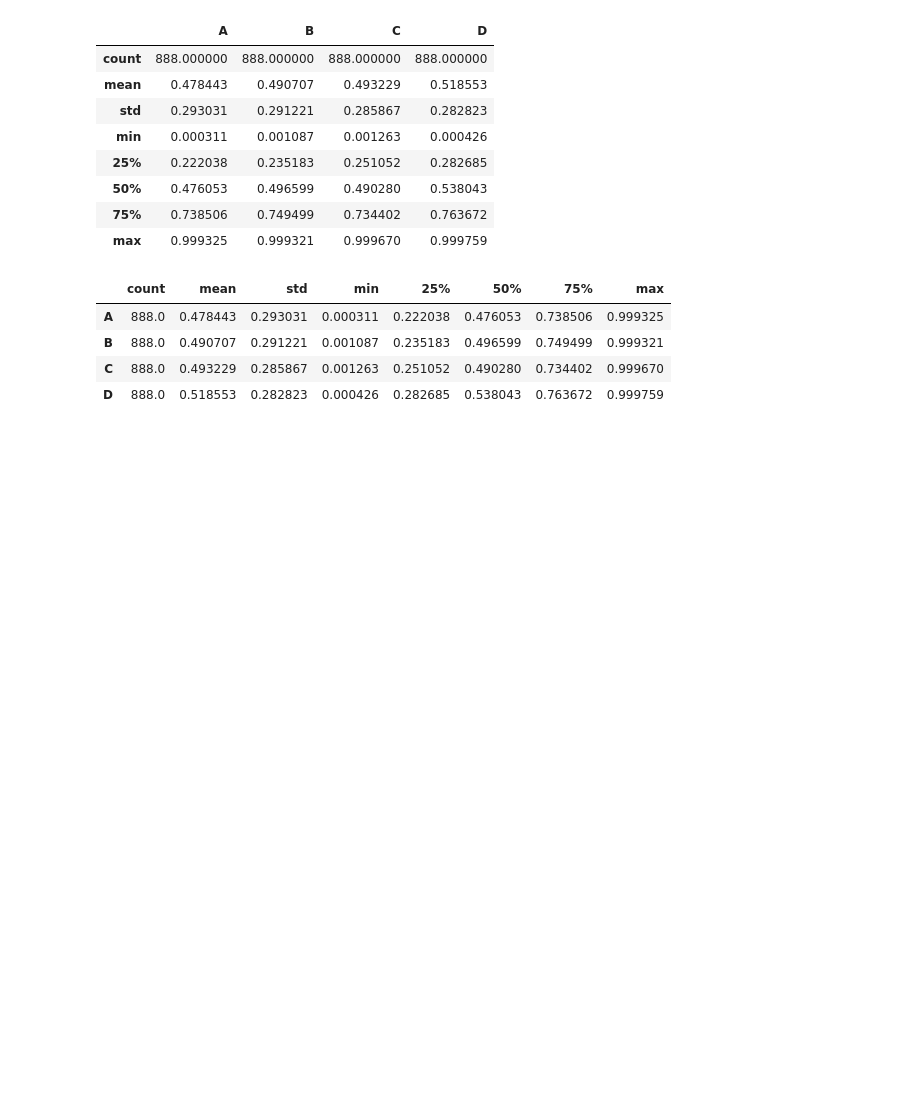
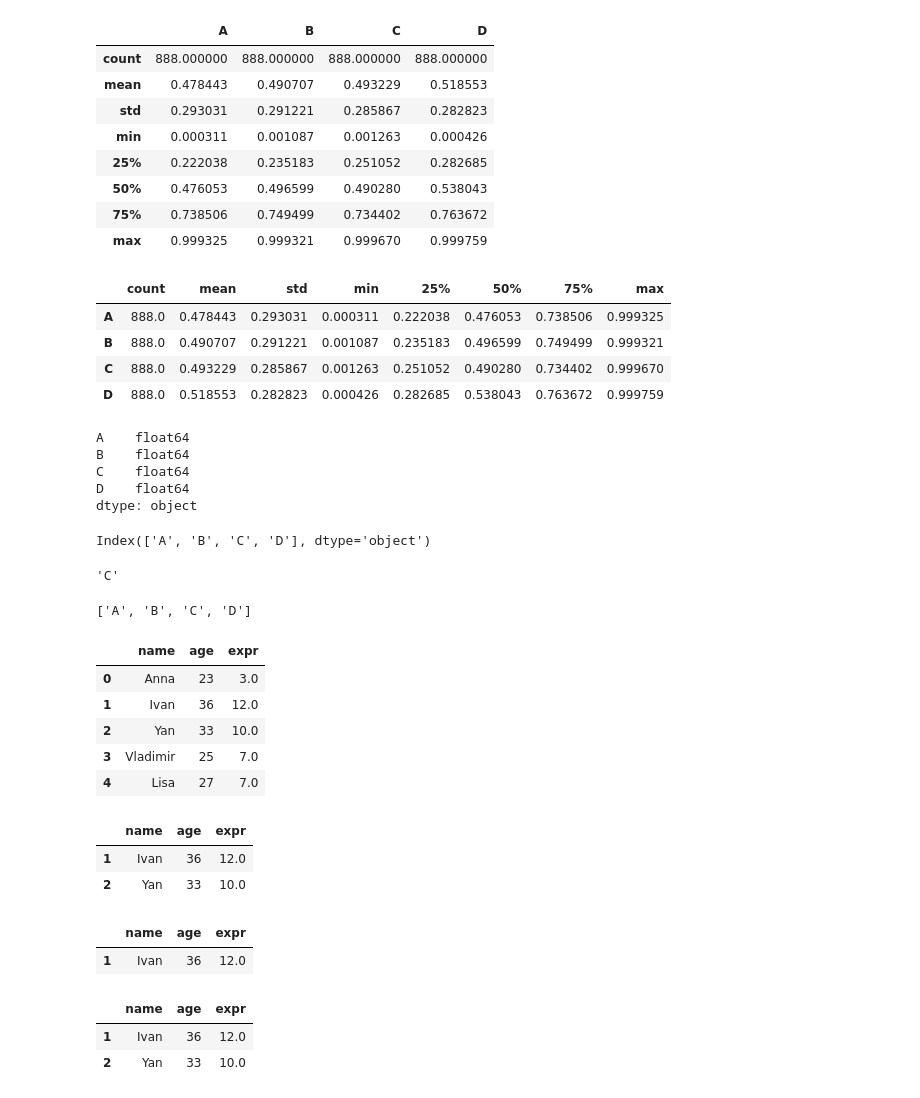
Before and after one commit to ArmanVasilovich/python_spbu, a Jupyter notebook: October-28/October-28-Pandas.ipynb, the cells around one changed output. Drawn from its saved outputs; the diff is of its cells as text; code cells hidden in the pictures; blank space fills up the shorter version.

```diff
--- a/October-28/October-28-Pandas.ipynb
+++ b/October-28/October-28-Pandas.ipynb
@@ -233,3 +233,58 @@ df.describe().T
 | B | 888.0 | 0.490707 | 0.291221 | 0.001087 | 0.235183 | 0.496599 | 0.749499 | 0.999321 |
 | C | 888.0 | 0.493229 | 0.285867 | 0.001263 | 0.251052 | 0.490280 | 0.734402 | 0.999670 |
 | D | 888.0 | 0.518553 | 0.282823 | 0.000426 | 0.282685 | 0.538043 | 0.763672 | 0.999759 |
+# %%
+df.dtypes
+# %% [output]
+A    float64
+B    float64
+C    float64
+D    float64
+dtype: object
+# %%
+df.columns
+# %% [output]
+Index(['A', 'B', 'C', 'D'], dtype='object')
+# %%
+df.columns[2]
+# %% [output]
+'C'
+# %%
+list(df.columns)
+# %% [output]
+['A', 'B', 'C', 'D']
+# %%
+people = pd.DataFrame([['Anna', 23, 3],
+                  ['Ivan', 36, 12],
+                  ['Yan', 33, 10],
+                  ['Vladimir', 25, 7],
+                  ['Lisa', 27, 7],
+                  ['Alexnder', 32, None]],
+                  columns = ['name', 'age', 'expr'])
+# %%
+people = people.dropna()
+people
+# %% [output]
+|  | name | age | expr |
+| 0 | Anna | 23 | 3.0 |
+| 1 | Ivan | 36 | 12.0 |
+| 2 | Yan | 33 | 10.0 |
+| 3 | Vladimir | 25 | 7.0 |
+| 4 | Lisa | 27 | 7.0 |
+# %%
+people[people['age'] > 30]
+# %% [output]
+|  | name | age | expr |
+| 1 | Ivan | 36 | 12.0 |
+| 2 | Yan | 33 | 10.0 |
+# %%
+people[(people['age'] > 30) & (people['expr'] > 10)]
+# %% [output]
+|  | name | age | expr |
+| 1 | Ivan | 36 | 12.0 |
+# %%
+people[(people['age'] > 30) | (people['expr'] > 10)]
+# %% [output]
+|  | name | age | expr |
+| 1 | Ivan | 36 | 12.0 |
+| 2 | Yan | 33 | 10.0 |
```
Also changed, not shown: parts of 1 cell of this notebook.
